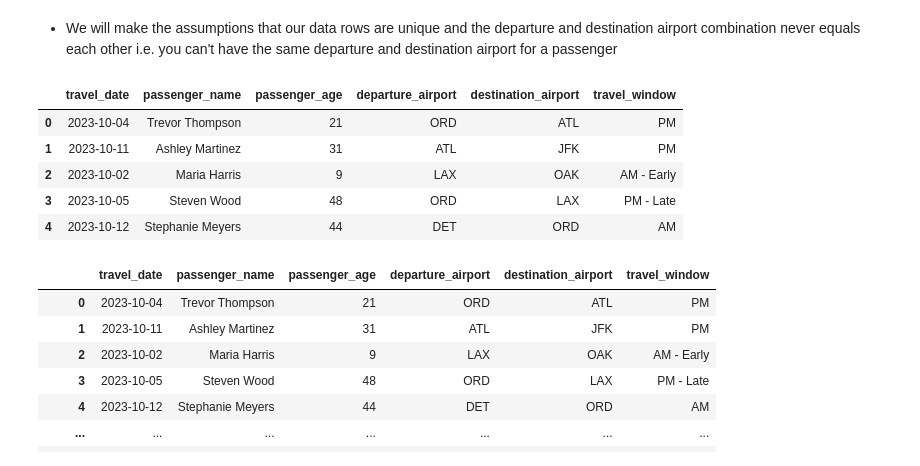
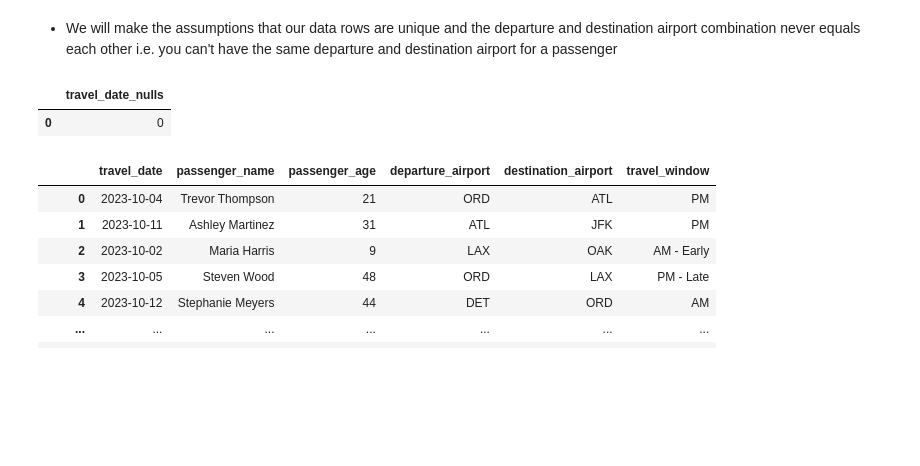
Before and after one commit to siawayforward/you-can-learn-anything, a Jupyter notebook: sql-training-session-202310/window_functions_session.ipynb, the cells around one changed output. Drawn from its saved outputs; the diff is of its cells as text; code cells hidden in the pictures; blank space fills up the shorter version.

```diff
--- a/sql-training-session-202310/window_functions_session.ipynb
+++ b/sql-training-session-202310/window_functions_session.ipynb
@@ -35,15 +35,11 @@ Before we do anything to our data, let's see and understand it! By the end of th
 # %% [markdown]
 - We will make the assumptions that our data rows are unique and the departure and destination airport combination never equals each other i.e. you can't have the same departure and destination airport for a passenger
 # %%
-preview = _deepnote_execute_sql('SELECT *\nFROM \'airport_data.csv\'\nLIMIT 5;', 'SQL_DEEPNOTE_DATAFRAME_SQL', audit_sql_comment='', sql_cache_mode='cache_disabled')
+preview = _deepnote_execute_sql('SELECT \n    SUM(IF(travel_date IS NULL, 1, 0)) AS travel_date_nulls\nFROM \'airport_data.csv\'\n;', 'SQL_DEEPNOTE_DATAFRAME_SQL', audit_sql_comment='', sql_cache_mode='cache_disabled')
 preview
 # %% [output]
-|  | travel_date | passenger_name | passenger_age | departure_airport | destination_airport | travel_window |
-| 0 | 2023-10-04 | Trevor Thompson | 21 | ORD | ATL | PM |
-| 1 | 2023-10-11 | Ashley Martinez | 31 | ATL | JFK | PM |
-| 2 | 2023-10-02 | Maria Harris | 9 | LAX | OAK | AM - Early |
-| 3 | 2023-10-05 | Steven Wood | 48 | ORD | LAX | PM - Late |
-| 4 | 2023-10-12 | Stephanie Meyers | 44 | DET | ORD | AM |
+|  | travel_date_nulls |
+| 0 | 0 |
 # %%
 airport_traffic = _deepnote_execute_sql('-- Select data so we can save it as a variable\nSELECT *\nFROM \'airport_data.csv\'\n;', 'SQL_DEEPNOTE_DATAFRAME_SQL', audit_sql_comment='', sql_cache_mode='cache_disabled')
 airport_traffic
```
Also changed, not shown: parts of 8 cells of this notebook.
